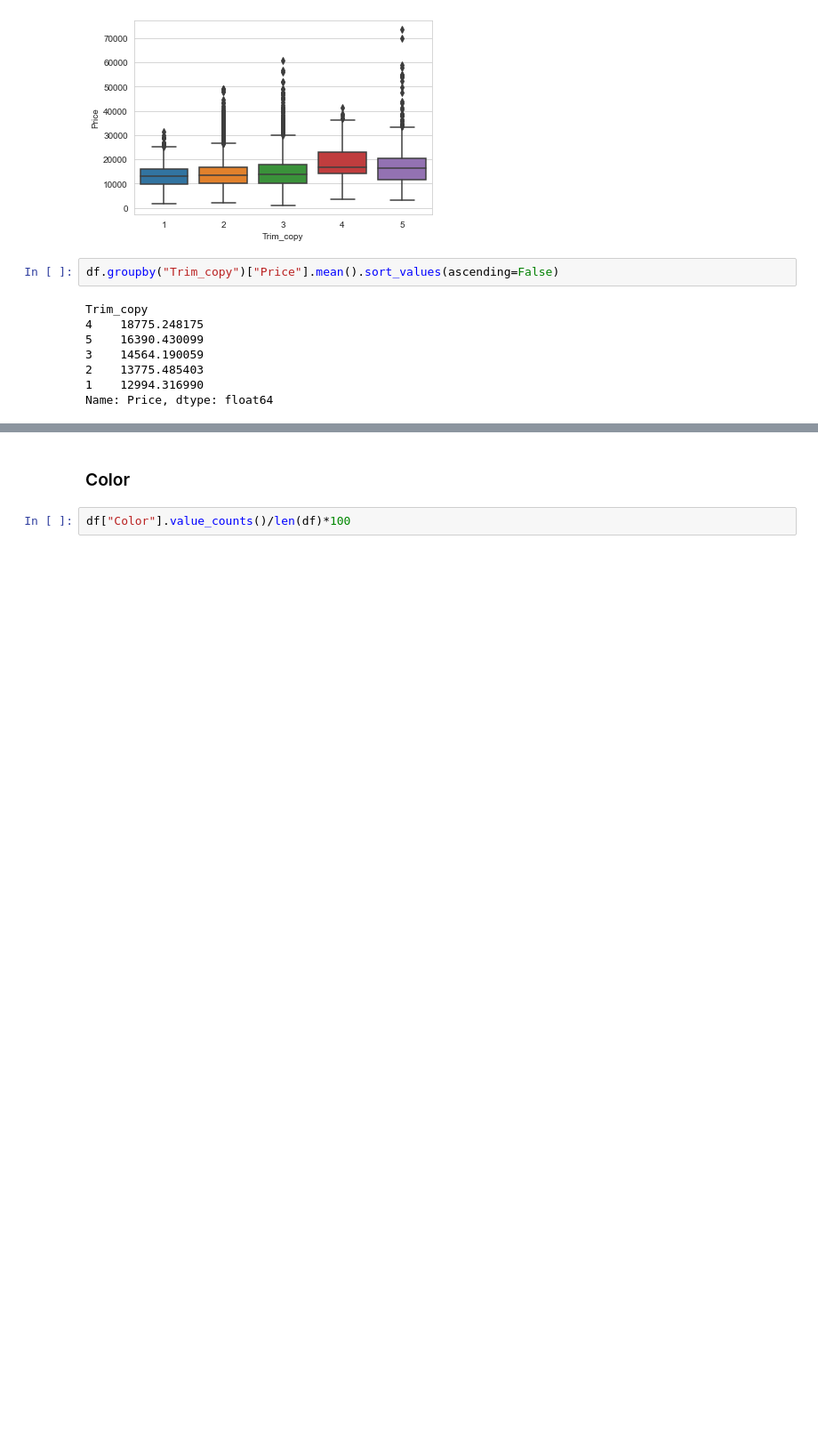
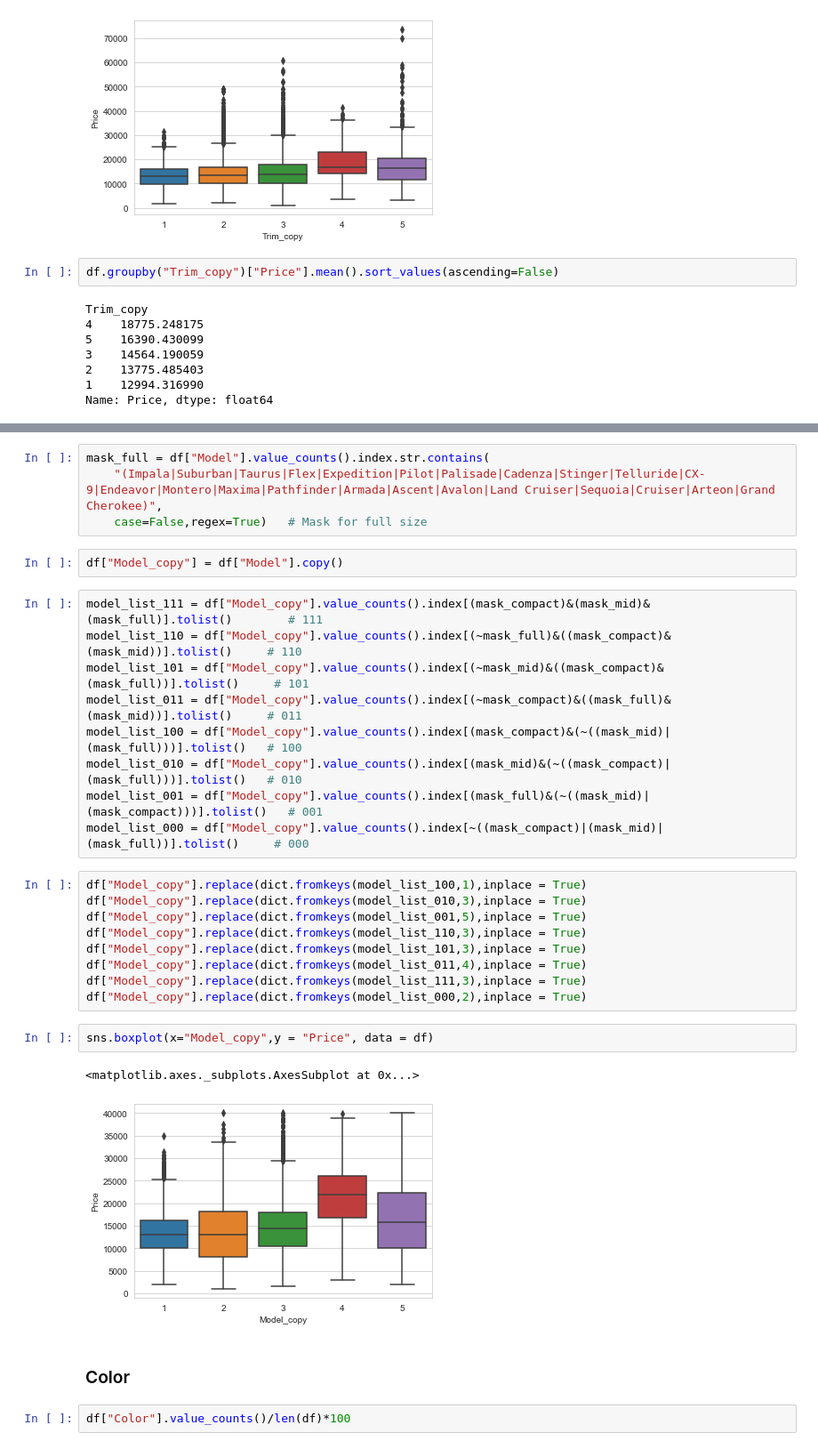
Before and after one commit to amolratnaparkhe/Car-listing-Project, a Jupyter notebook: Car-listing.ipynb, the cells around one changed output, grey strips where cells are left out. Shown: that part at 89% size. Cells and saved outputs as stored; diff of their text form; blank space fills up the shorter version.

```diff
--- a/Car-listing.ipynb
+++ b/Car-listing.ipynb
@@ -590,3 +646,32 @@ Name: Price, dtype: float64
+# %%
+mask_full = df["Model"].value_counts().index.str.contains(
+    "(Impala|Suburban|Taurus|Flex|Expedition|Pilot|Palisade|Cadenza|Stinger|Telluride|CX-9|Endeavor|Montero|Maxima|Pathfinder|Armada|Ascent|Avalon|Land Cruiser|Sequoia|Cruiser|Arteon|Grand Cherokee)",
+    case=False,regex=True)   # Mask for full size
+# %%
+df["Model_copy"] = df["Model"].copy()
+# %%
+model_list_111 = df["Model_copy"].value_counts().index[(mask_compact)&(mask_mid)&(mask_full)].tolist()        # 111
+model_list_110 = df["Model_copy"].value_counts().index[(~mask_full)&((mask_compact)&(mask_mid))].tolist()     # 110
+model_list_101 = df["Model_copy"].value_counts().index[(~mask_mid)&((mask_compact)&(mask_full))].tolist()     # 101
+model_list_011 = df["Model_copy"].value_counts().index[(~mask_compact)&((mask_full)&(mask_mid))].tolist()     # 011
+model_list_100 = df["Model_copy"].value_counts().index[(mask_compact)&(~((mask_mid)|(mask_full)))].tolist()   # 100
+model_list_010 = df["Model_copy"].value_counts().index[(mask_mid)&(~((mask_compact)|(mask_full)))].tolist()   # 010
+model_list_001 = df["Model_copy"].value_counts().index[(mask_full)&(~((mask_mid)|(mask_compact)))].tolist()   # 001
+model_list_000 = df["Model_copy"].value_counts().index[~((mask_compact)|(mask_mid)|(mask_full))].tolist()     # 000
+# %%
+df["Model_copy"].replace(dict.fromkeys(model_list_100,1),inplace = True)
+df["Model_copy"].replace(dict.fromkeys(model_list_010,3),inplace = True)
+df["Model_copy"].replace(dict.fromkeys(model_list_001,5),inplace = True)
+df["Model_copy"].replace(dict.fromkeys(model_list_110,3),inplace = True)
+df["Model_copy"].replace(dict.fromkeys(model_list_101,3),inplace = True)
+df["Model_copy"].replace(dict.fromkeys(model_list_011,4),inplace = True)
+df["Model_copy"].replace(dict.fromkeys(model_list_111,3),inplace = True)
+df["Model_copy"].replace(dict.fromkeys(model_list_000,2),inplace = True)
+# %%
+sns.boxplot(x="Model_copy",y = "Price", data = df)
+# %% [output]
+<matplotlib.axes._subplots.AxesSubplot at 0x...>
+[figure, added]
 # %% [markdown]
 ### Color
 # %%
```
Also changed, not shown: parts of 51 cells of this notebook.
